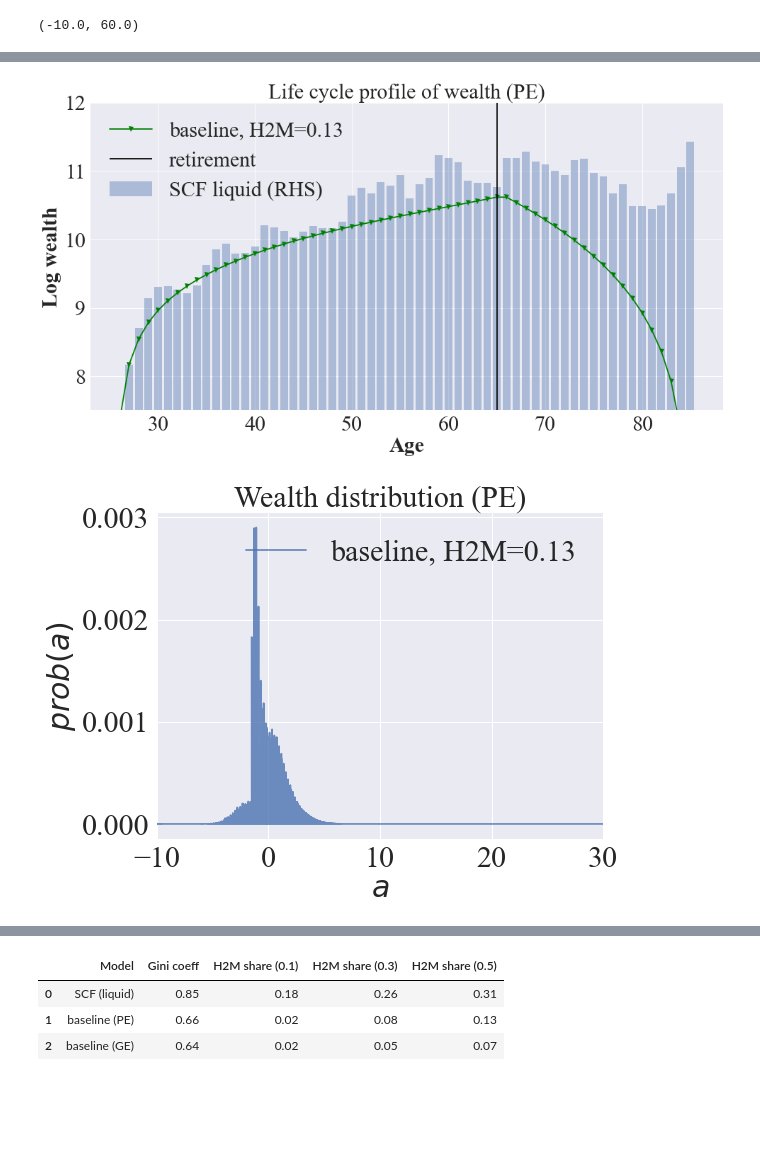
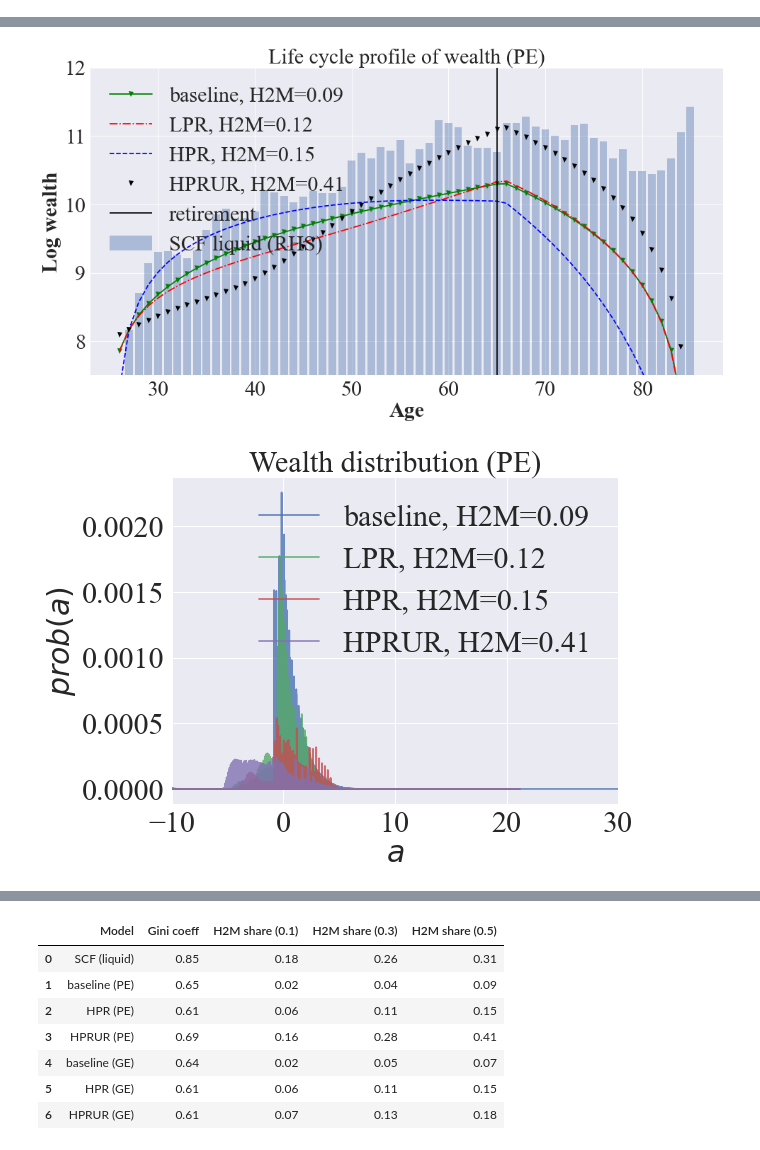
Before and after one commit to iworld1991/PIR, a Jupyter notebook: WorkingFolder/PythonCode/PlotModelResults.ipynb, the cells around one changed output, grey strips where cells are left out. Cells and saved outputs as stored; diff of their text form; code cells hidden in the pictures; blank space fills up the shorter version.

```diff
--- a/WorkingFolder/PythonCode/PlotModelResults.ipynb
+++ b/WorkingFolder/PythonCode/PlotModelResults.ipynb
@@ -154,12 +154,12 @@ SCF_profile['mv_lqwealth'] = SCF_profile['av_lqwealth'].rolling(3).mean()
 # %%
 model_names =['baseline',
              #'SLPR',
-             #'LPR',
+             'LPR',
              #'HG',
              #'SDPR',
              #'SSDPR',
-             #'HPR',
-             #'HPRUR',
+             'HPR',
+             'HPRUR',
              #'SHPRUR',
               #'HPRG',
              #'HPRURG',
@@ -170,14 +170,14 @@ model_names =['baseline',
              ]
 
 #
-figure_name = '_baseline'
+figure_name = '_compare'
 # %%
 ## plot results from different models
 
 line_patterns =['g-v',
                 'r-.',
                 'b--',
-                'k.',
+                'kv',
                 'm',
                 'c-.'
                 ]
@@ -348,4 +348,3 @@ ax.set_xlim([-10,60])
 
 fig.savefig('../Graphs/model/distribution_a_compare_ge'+figure_name+'.pdf')
 # %% [output]
-(-10.0, 60.0)
@@ -353,2 +352,2 @@ fig.savefig('../Graphs/model/distribution_a_compare_ge'+figure_name+'.pdf')
-[figure, old version]
+[figure, new version]
-[figure, old version]
+[figure, new version]
@@ -413,8 +412,12 @@ results_table
 # %% [output]
 |  | Model | Gini coeff | H2M share (0.1) | H2M share (0.3) | H2M share (0.5) |
 | 0 | SCF (liquid) | 0.85 | 0.18 | 0.26 | 0.31 |
-| 1 | baseline (PE) | 0.66 | 0.02 | 0.08 | 0.13 |
-| 2 | baseline (GE) | 0.64 | 0.02 | 0.05 | 0.07 |
+| 1 | baseline (PE) | 0.65 | 0.02 | 0.04 | 0.09 |
+| 2 | HPR (PE) | 0.61 | 0.06 | 0.11 | 0.15 |
+| 3 | HPRUR (PE) | 0.69 | 0.16 | 0.28 | 0.41 |
+| 4 | baseline (GE) | 0.64 | 0.02 | 0.05 | 0.07 |
+| 5 | HPR (GE) | 0.61 | 0.06 | 0.11 | 0.15 |
+| 6 | HPRUR (GE) | 0.61 | 0.07 | 0.13 | 0.18 |
 # %%
 with open('../Tables/model/model_compare_summary.tex', 'w') as tf:
      tf.write(results_table.to_latex())
```
Also changed, not shown: parts of 1 cell of this notebook, 39 other files.
